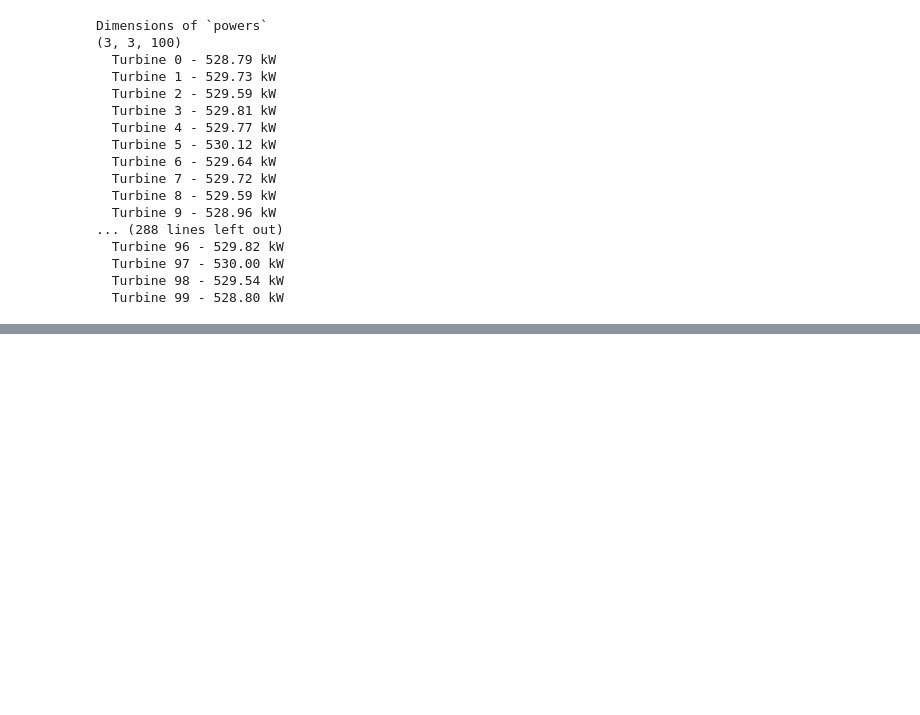
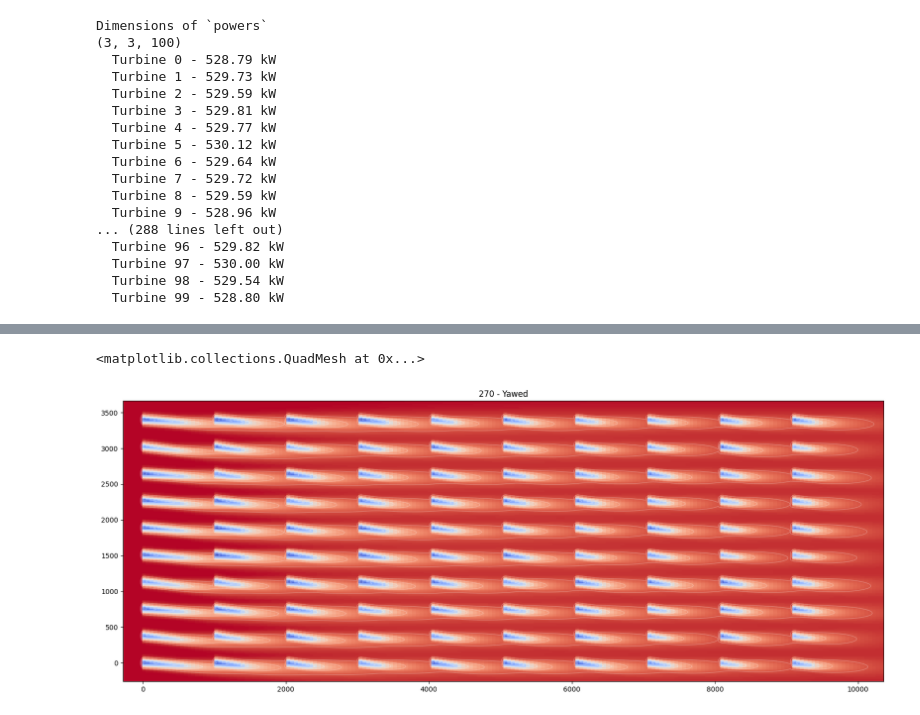
Before and after one commit to JanCas/WEFinal, a Jupyter notebook: HW3.ipynb, the cells around one changed output, grey strips where cells are left out. Cells and saved outputs as stored; diff of their text form; code cells hidden in the pictures; blank space fills up the shorter version.

```diff
--- a/HW3.ipynb
+++ b/HW3.ipynb
@@ -146,0 +179,8 @@ for i in range(fi.floris.farm.n_turbines):
+# %%
+fig, ax = plt.subplots(1, 1, figsize=(20,20))
+
+horizontal_plane = fi.calculate_horizontal_plane(wd=[wind_directions[1]], yaw_angles=yaw_angles[0:1,0:1] , height=90.0, ws=[wind_speeds[1]])
+visualize_cut_plane(horizontal_plane, ax=ax, title="270 - Yawed")
+# %% [output]
+<matplotlib.collections.QuadMesh at 0x...>
+[figure, added]
```
Also changed, not shown: parts of 7 cells of this notebook, 39 other files.
